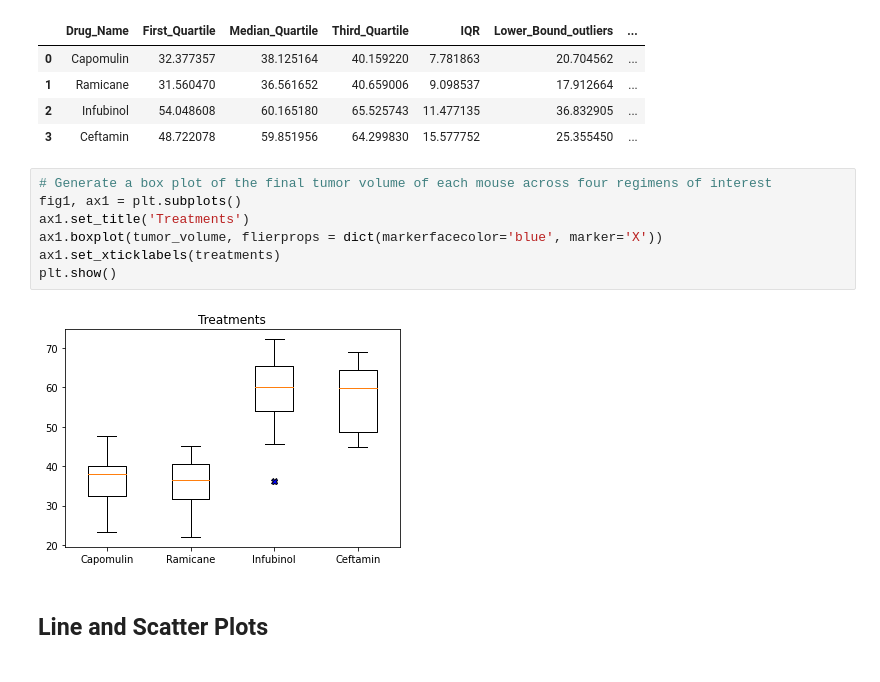
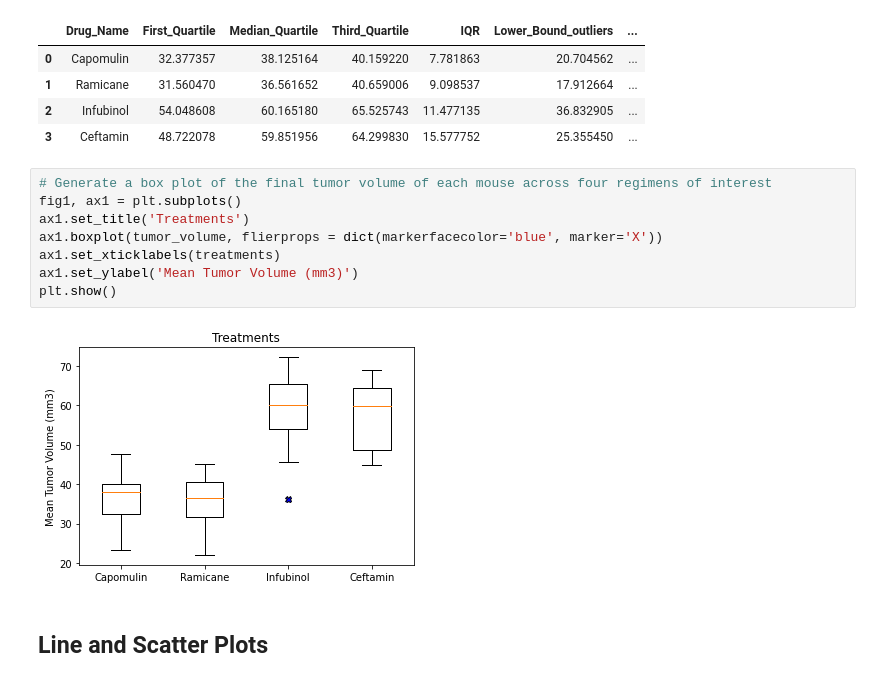
Before and after one commit to d4t4Guy/MatPlotLib, a Jupyter notebook: Pymaceuticals/Pymaceuticals_APS.ipynb, the cells around one changed output. Cells and saved outputs as stored; diff of their text form.

```diff
--- a/Pymaceuticals/Pymaceuticals_APS.ipynb
+++ b/Pymaceuticals/Pymaceuticals_APS.ipynb
@@ -441,12 +452,13 @@ df_outliers
 # %%
 # Generate a box plot of the final tumor volume of each mouse across four regimens of interest
 fig1, ax1 = plt.subplots()
 ax1.set_title('Treatments')
 ax1.boxplot(tumor_volume, flierprops = dict(markerfacecolor='blue', marker='X'))
 ax1.set_xticklabels(treatments)
+ax1.set_ylabel('Mean Tumor Volume (mm3)')
 plt.show()
 # %% [output]
-[figure, old version]
+[figure, new version]
 # %% [markdown]
 ## Line and Scatter Plots
 # %%
```
Also changed, not shown: parts of 6 cells of this notebook.
